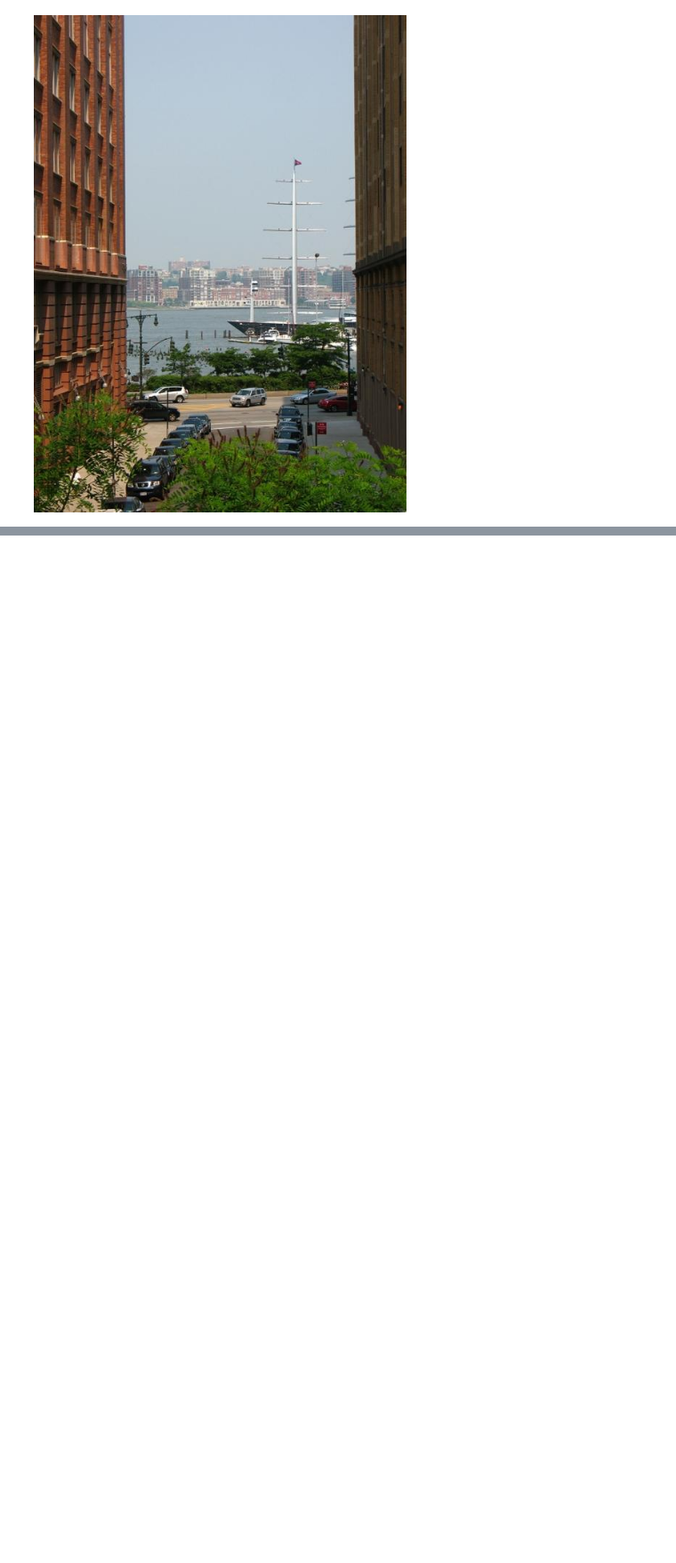
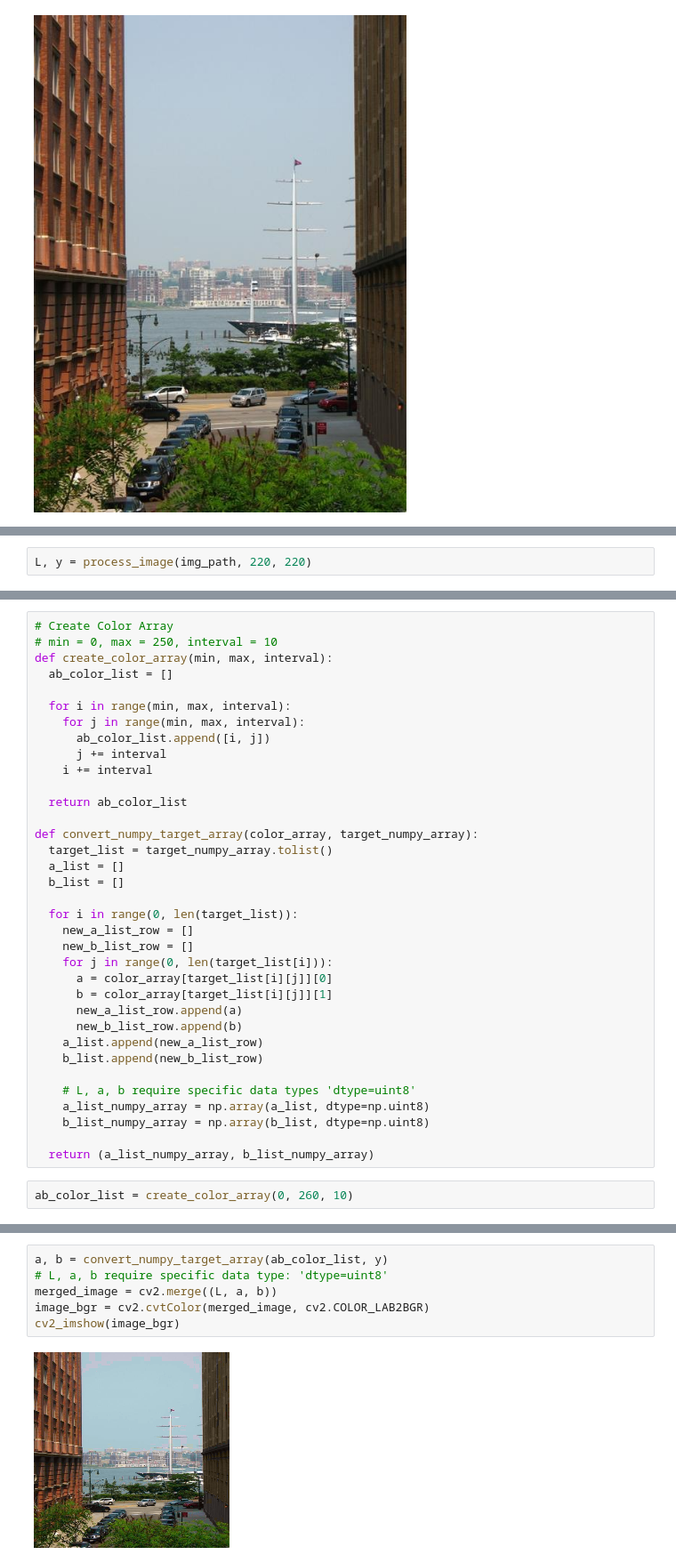
Before and after one commit to kghimire192/DS_Capstone_Image_Colorization, a Jupyter notebook: Code/ImageProcessing.ipynb, the cells around one changed output, grey strips where cells are left out. Shown at 89% size. Cells and saved outputs as stored; diff of their text form; blank space fills up the shorter version.

Commit message:
Image preprocessing and postprocessing

```diff
--- a/Code/ImageProcessing.ipynb
+++ b/Code/ImageProcessing.ipynb
@@ -44,0 +76,2 @@ cv2_imshow(img_bgr)
+# %%
+L, y = process_image(img_path, 220, 220)
@@ -44,0 +106,37 @@ cv2_imshow(img_bgr)
+# %%
+# Create Color Array
+# min = 0, max = 250, interval = 10
+def create_color_array(min, max, interval):
+  ab_color_list = []
+
+  for i in range(min, max, interval):
+    for j in range(min, max, interval):
+      ab_color_list.append([i, j])
+      j += interval
+    i += interval
+
+  return ab_color_list
+
+def convert_numpy_target_array(color_array, target_numpy_array):
+  target_list = target_numpy_array.tolist()
+  a_list = []
+  b_list = []
+
+  for i in range(0, len(target_list)):
+    new_a_list_row = []
+    new_b_list_row = []
+    for j in range(0, len(target_list[i])):
+      a = color_array[target_list[i][j]][0]
+      b = color_array[target_list[i][j]][1]
+      new_a_list_row.append(a)
+      new_b_list_row.append(b)
+    a_list.append(new_a_list_row)
+    b_list.append(new_b_list_row)
+
+    # L, a, b require specific data types 'dtype=uint8'
+    a_list_numpy_array = np.array(a_list, dtype=np.uint8)
+    b_list_numpy_array = np.array(b_list, dtype=np.uint8)
+
+  return (a_list_numpy_array, b_list_numpy_array)
+# %%
+ab_color_list = create_color_array(0, 260, 10)
@@ -44,0 +153,8 @@ cv2_imshow(img_bgr)
+# %%
+a, b = convert_numpy_target_array(ab_color_list, y)
+# L, a, b require specific data type: 'dtype=uint8'
+merged_image = cv2.merge((L, a, b))
+image_bgr = cv2.cvtColor(merged_image, cv2.COLOR_LAB2BGR)
+cv2_imshow(image_bgr)
+# %% [output]
+[figure, added]
```
Also changed, not shown: parts of 19 cells of this notebook, 1 other file.
